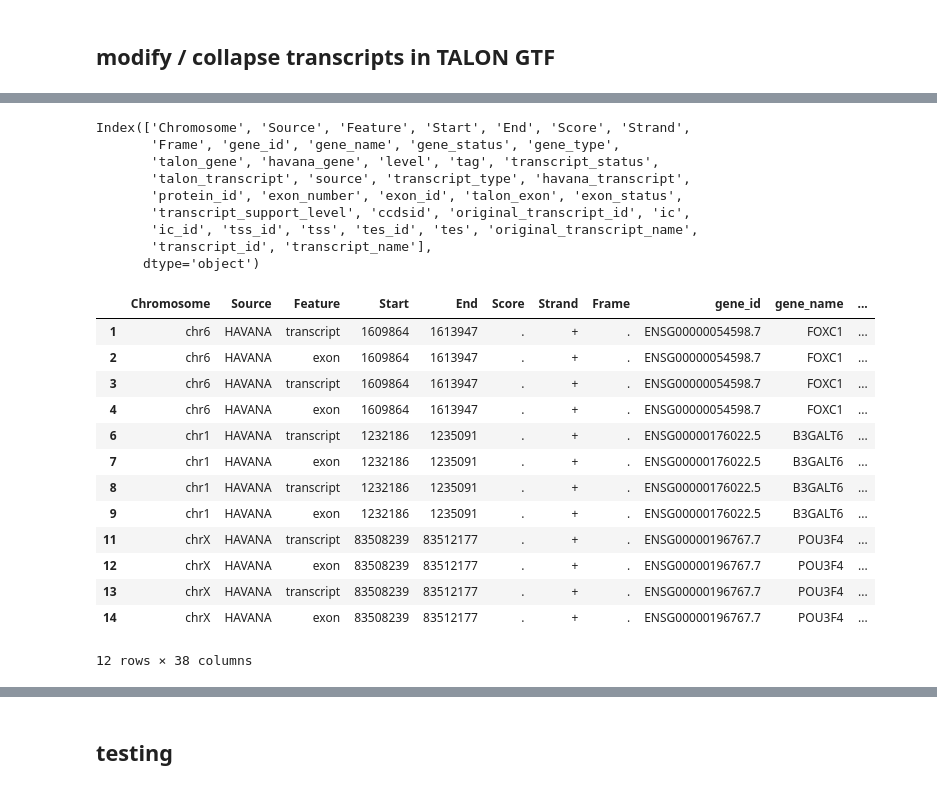
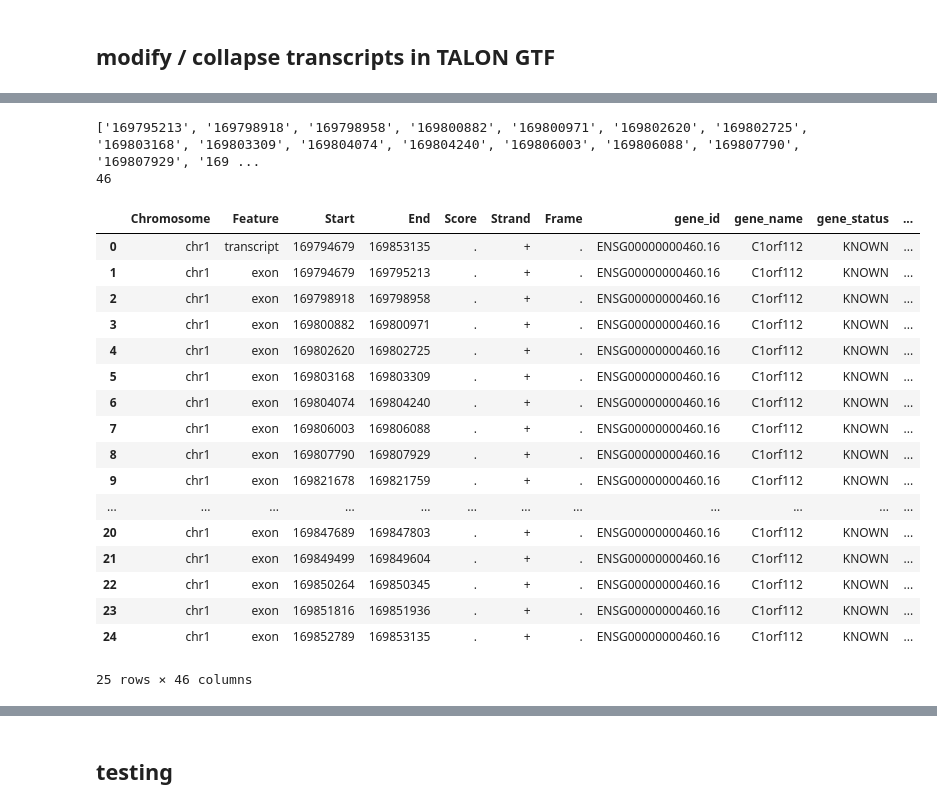
Before and after one commit to mortazavilab/cerberus, a Jupyter notebook: 220412_dev.ipynb, the cells around one changed output, grey strips where cells are left out. Cells and saved outputs as stored; diff of their text form; code cells hidden in the pictures.

```diff
--- a/220412_dev.ipynb
+++ b/220412_dev.ipynb
@@ -325,37 +358,0 @@ df
-# %%
-df.columns
-# %% [output]
-Index(['Chromosome', 'Source', 'Feature', 'Start', 'End', 'Score', 'Strand',
-       'Frame', 'gene_id', 'gene_name', 'gene_status', 'gene_type',
-       'talon_gene', 'havana_gene', 'level', 'tag', 'transcript_status',
-       'talon_transcript', 'source', 'transcript_type', 'havana_transcript',
-       'protein_id', 'exon_number', 'exon_id', 'talon_exon', 'exon_status',
-       'transcript_support_level', 'ccdsid', 'original_transcript_id', 'ic',
-       'ic_id', 'tss_id', 'tss', 'tes_id', 'tes', 'original_transcript_name',
-       'transcript_id', 'transcript_name'],
-      dtype='object')
-# %%
-dupe_cols = ['Chromosome', 'Source',
-             'Feature',
-             'Start', 'End',
-             'Score', 'Strand', 'Frame', 'gene_id', 'gene_name',
-             'gene_status', 'gene_type', 'talon_gene',
-             'ic', 'ic_id', 'tss_id', 'tss', 'tes_id', 'tes', 'transcript_id',
-             'transcript_name']
-df.loc[df[dupe_cols].duplicated(keep=False)]
-# df[dupe_cols]
-# %% [output]
-|  | Chromosome | Source | Feature | Start | End | Score | Strand | Frame | gene_id | gene_name | ... |
-| 1 | chr6 | HAVANA | transcript | 1609864 | 1613947 | . | + | . | ENSG00000054598.7 | FOXC1 | ... |
-| 2 | chr6 | HAVANA | exon | 1609864 | 1613947 | . | + | . | ENSG00000054598.7 | FOXC1 | ... |
-| 3 | chr6 | HAVANA | transcript | 1609864 | 1613947 | . | + | . | ENSG00000054598.7 | FOXC1 | ... |
-| 4 | chr6 | HAVANA | exon | 1609864 | 1613947 | . | + | . | ENSG00000054598.7 | FOXC1 | ... |
-| 6 | chr1 | HAVANA | transcript | 1232186 | 1235091 | . | + | . | ENSG00000176022.5 | B3GALT6 | ... |
-| 7 | chr1 | HAVANA | exon | 1232186 | 1235091 | . | + | . | ENSG00000176022.5 | B3GALT6 | ... |
-| 8 | chr1 | HAVANA | transcript | 1232186 | 1235091 | . | + | . | ENSG00000176022.5 | B3GALT6 | ... |
-| 9 | chr1 | HAVANA | exon | 1232186 | 1235091 | . | + | . | ENSG00000176022.5 | B3GALT6 | ... |
-| 11 | chrX | HAVANA | transcript | 83508239 | 83512177 | . | + | . | ENSG00000196767.7 | POU3F4 | ... |
-| 12 | chrX | HAVANA | exon | 83508239 | 83512177 | . | + | . | ENSG00000196767.7 | POU3F4 | ... |
-| 13 | chrX | HAVANA | transcript | 83508239 | 83512177 | . | + | . | ENSG00000196767.7 | POU3F4 | ... |
-| 14 | chrX | HAVANA | exon | 83508239 | 83512177 | . | + | . | ENSG00000196767.7 | POU3F4 | ... |
-12 rows × 38 columns
@@ -361,0 +426,29 @@ df.loc[df[dupe_cols].duplicated(keep=False)]
+# %%
+beep = ic.loc[ic.Name == 'ENSG00000000460_10'].Coordinates.values[0]
+beep = beep.split('-')
+print(beep)
+print(len(beep))
+# %% [output]
+['169795213', '169798918', '169798958', '169800882', '169800971', '169802620', '169802725', '169803168', '169803309', '169804074', '169804240', '169806003', '169806088', '169807790', '169807929', '169 ...
+46
+# %%
+df.loc[df.transcript_id == 'ENSG00000000460[3,10,3]']
+# %% [output]
+|  | Chromosome | Feature | Start | End | Score | Strand | Frame | gene_id | gene_name | gene_status | ... |
+| 0 | chr1 | transcript | 169794679 | 169853135 | . | + | . | ENSG00000000460.16 | C1orf112 | KNOWN | ... |
+| 1 | chr1 | exon | 169794679 | 169795213 | . | + | . | ENSG00000000460.16 | C1orf112 | KNOWN | ... |
+| 2 | chr1 | exon | 169798918 | 169798958 | . | + | . | ENSG00000000460.16 | C1orf112 | KNOWN | ... |
+| 3 | chr1 | exon | 169800882 | 169800971 | . | + | . | ENSG00000000460.16 | C1orf112 | KNOWN | ... |
+| 4 | chr1 | exon | 169802620 | 169802725 | . | + | . | ENSG00000000460.16 | C1orf112 | KNOWN | ... |
+| 5 | chr1 | exon | 169803168 | 169803309 | . | + | . | ENSG00000000460.16 | C1orf112 | KNOWN | ... |
+| 6 | chr1 | exon | 169804074 | 169804240 | . | + | . | ENSG00000000460.16 | C1orf112 | KNOWN | ... |
+| 7 | chr1 | exon | 169806003 | 169806088 | . | + | . | ENSG00000000460.16 | C1orf112 | KNOWN | ... |
+| 8 | chr1 | exon | 169807790 | 169807929 | . | + | . | ENSG00000000460.16 | C1orf112 | KNOWN | ... |
+| 9 | chr1 | exon | 169821678 | 169821759 | . | + | . | ENSG00000000460.16 | C1orf112 | KNOWN | ... |
+| ... | ... | ... | ... | ... | ... | ... | ... | ... | ... | ... | ... |
+| 20 | chr1 | exon | 169847689 | 169847803 | . | + | . | ENSG00000000460.16 | C1orf112 | KNOWN | ... |
+| 21 | chr1 | exon | 169849499 | 169849604 | . | + | . | ENSG00000000460.16 | C1orf112 | KNOWN | ... |
+| 22 | chr1 | exon | 169850264 | 169850345 | . | + | . | ENSG00000000460.16 | C1orf112 | KNOWN | ... |
+| 23 | chr1 | exon | 169851816 | 169851936 | . | + | . | ENSG00000000460.16 | C1orf112 | KNOWN | ... |
+| 24 | chr1 | exon | 169852789 | 169853135 | . | + | . | ENSG00000000460.16 | C1orf112 | KNOWN | ... |
+25 rows × 46 columns
```
Also changed, not shown: parts of 17 cells of this notebook.
